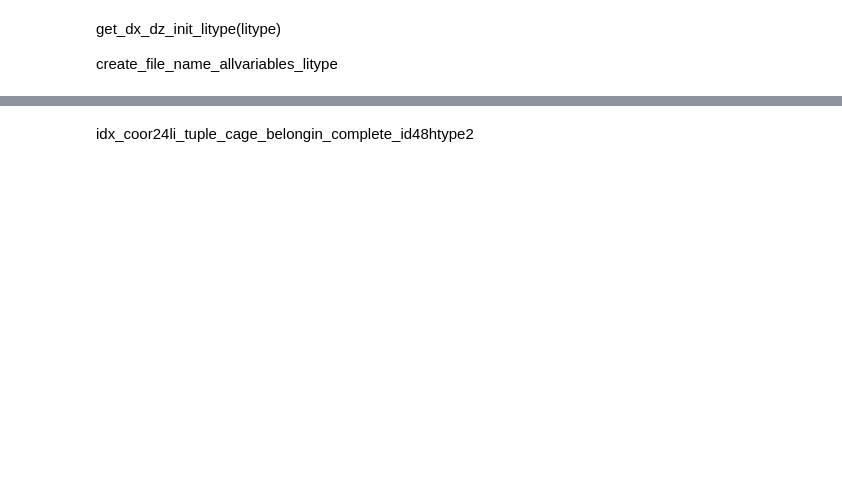
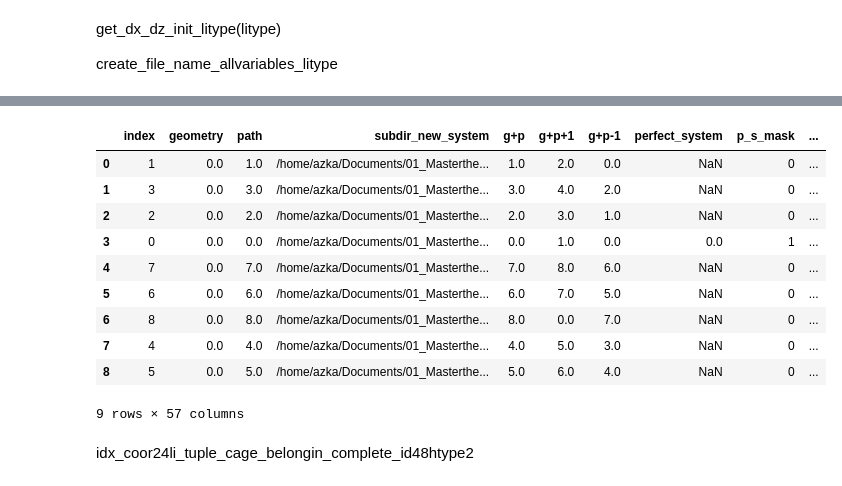
Before and after one commit to a-firdaus/LitMove, a Jupyter notebook: 03_orientation_and_mapping.ipynb, the cells around one changed output, grey strips where cells are left out. Cells and saved outputs as stored; diff of their text form; code cells hidden in the pictures; blank space fills up the shorter version.

```diff
--- a/03_orientation_and_mapping.ipynb
+++ b/03_orientation_and_mapping.ipynb
@@ -407,3 +400,17 @@ The default value of `n_init` will change from 10 to 'auto' in 1.4. Set the valu
+# %%
+file_loc_important_cols_sorted
+# %% [output]
+|  | index | geometry | path | subdir_new_system | g+p | g+p+1 | g+p-1 | perfect_system | p_s_mask | ... |
+| 0 | 1 | 0.0 | 1.0 | /home/azka/Documents/01_Masterthe... | 1.0 | 2.0 | 0.0 | NaN | 0 | ... |
+| 1 | 3 | 0.0 | 3.0 | /home/azka/Documents/01_Masterthe... | 3.0 | 4.0 | 2.0 | NaN | 0 | ... |
+| 2 | 2 | 0.0 | 2.0 | /home/azka/Documents/01_Masterthe... | 2.0 | 3.0 | 1.0 | NaN | 0 | ... |
+| 3 | 0 | 0.0 | 0.0 | /home/azka/Documents/01_Masterthe... | 0.0 | 1.0 | 0.0 | 0.0 | 1 | ... |
+| 4 | 7 | 0.0 | 7.0 | /home/azka/Documents/01_Masterthe... | 7.0 | 8.0 | 6.0 | NaN | 0 | ... |
+| 5 | 6 | 0.0 | 6.0 | /home/azka/Documents/01_Masterthe... | 6.0 | 7.0 | 5.0 | NaN | 0 | ... |
+| 6 | 8 | 0.0 | 8.0 | /home/azka/Documents/01_Masterthe... | 8.0 | 0.0 | 7.0 | NaN | 0 | ... |
+| 7 | 4 | 0.0 | 4.0 | /home/azka/Documents/01_Masterthe... | 4.0 | 5.0 | 3.0 | NaN | 0 | ... |
+| 8 | 5 | 0.0 | 5.0 | /home/azka/Documents/01_Masterthe... | 5.0 | 6.0 | 4.0 | NaN | 0 | ... |
+9 rows × 57 columns
 # %%
 Movement.Occupancy.get_occupancy(file_loc_important_cols, coor_ref_structure_48n24_expanded, tuple_cage_metainfo, el = "Li")
 df_occupancy = Plot.Movement.Occupancy.plot_occupancy(file_loc_important_cols, category_labels_occupancy)
```
Also changed, not shown: parts of 26 cells of this notebook, 13 other files.
